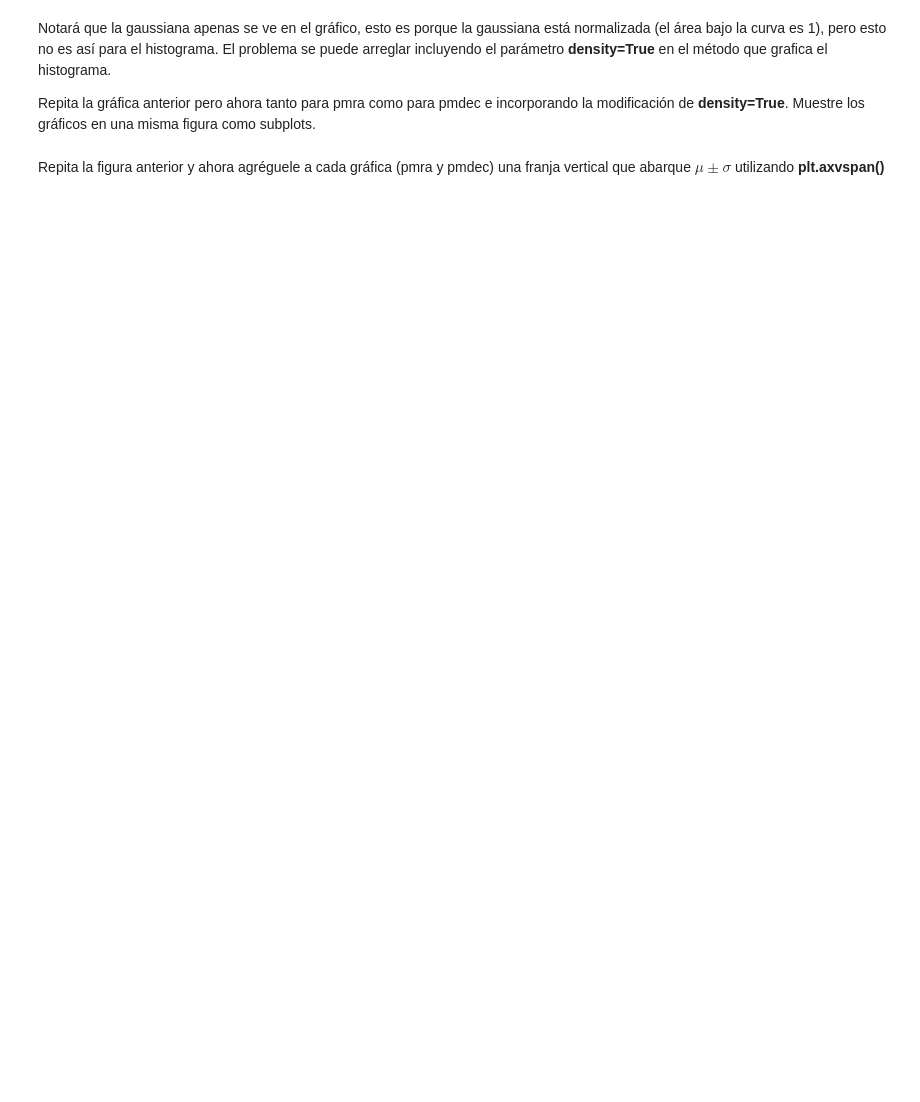
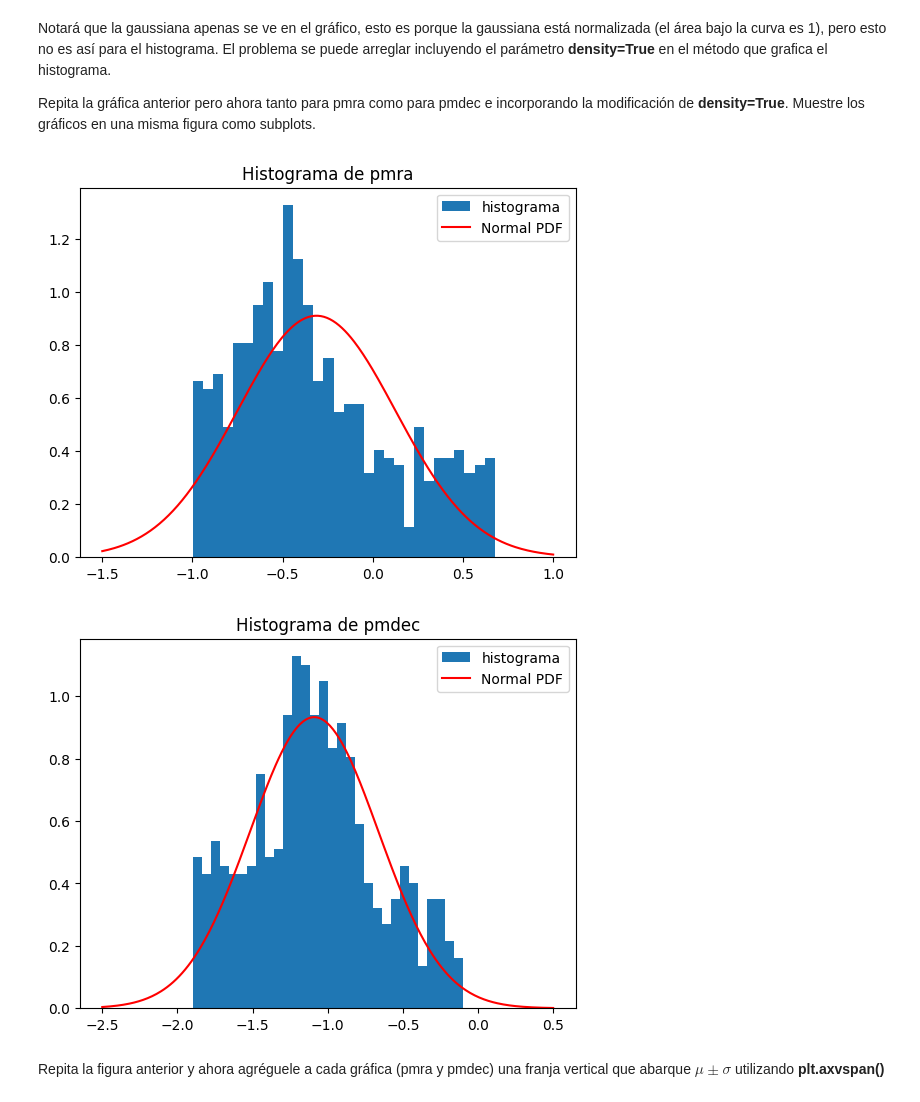
Before and after one commit to benjaaamin-waaa/Tarea-2, a Jupyter notebook: Tarea2.ipynb, the cells around one changed output. Drawn from its saved outputs; the diff is of its cells as text; code cells hidden in the pictures; blank space fills up the shorter version.

```diff
--- a/Tarea2.ipynb
+++ b/Tarea2.ipynb
@@ -212,5 +233,20 @@ Grafique con matplotlib un hitograma (busque qué método de matplotlib sirve) d
 Notará que la gaussiana apenas se ve en el gráfico, esto es porque la gaussiana está normalizada (el área bajo la curva es 1), pero esto no es así para el histograma. El problema se puede arreglar incluyendo el parámetro **density=True** en el método que grafica el histograma.
 
 Repita la gráfica anterior pero ahora tanto para pmra como para pmdec e incorporando la modificación de **density=True**. Muestre los gráficos en una misma figura como subplots.
+# %%
+plt.hist(pmra,bins=30,density=True,label='histograma')#incorporamos true en density para pmra
+plt.plot(x_pmra, fx_pmra.pdf(x_pmra), color = 'r', label='Normal PDF')
+plt.legend(loc = 'upper right')
+plt.title(f'Histograma de pmra')
+plt.show()
+
+plt.hist(pmdec,bins=30,density=True,label='histograma')#incorporamos true en density para pmdec
+plt.plot(x_pmdec, fx_pmdec.pdf(x_pmdec), color = 'r', label='Normal PDF')
+plt.legend(loc = 'upper right')
+plt.title(f'Histograma de pmdec')
+plt.show()
+# %% [output]
+[figure, added]
+[figure, added]
 # %% [markdown]
 Repita la figura anterior y ahora agréguele a cada gráfica (pmra y pmdec) una franja vertical que abarque $\mu \pm \sigma$ utilizando **plt.axvspan()**
```
Also changed, not shown: parts of 20 cells of this notebook.
